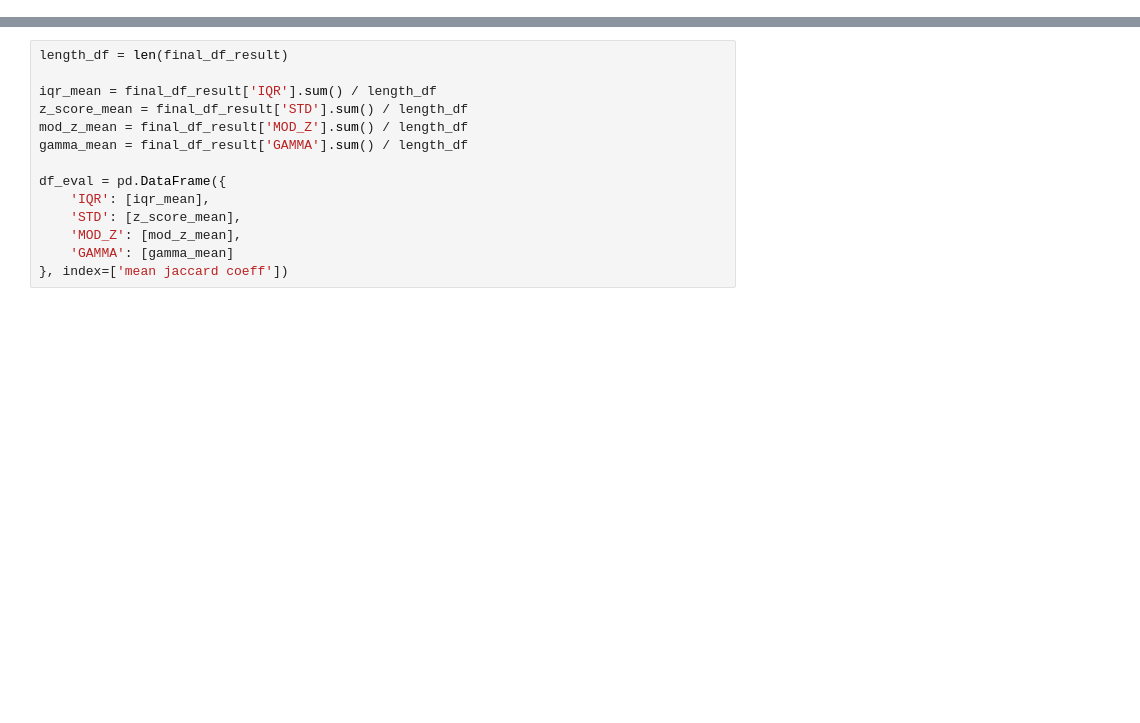
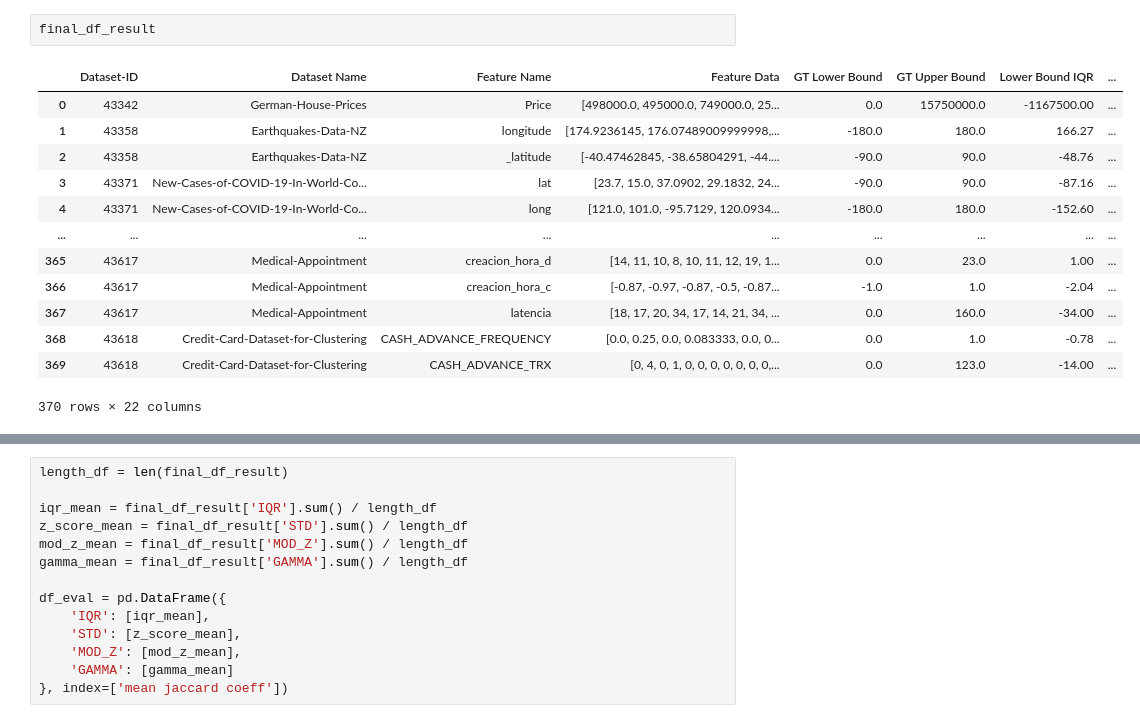
Before and after one commit to KevinGarrison/PythonDataValidationTool, a Jupyter notebook: src/test.ipynb, the cells around one changed output, grey strips where cells are left out. Drawn from its saved outputs; the diff is of its cells as text; blank space fills up the shorter version.

```diff
--- a/src/test.ipynb
+++ b/src/test.ipynb
@@ -238,3 +265,19 @@ error_df = pd.DataFrame(error_tracking)
+# %%
+final_df_result
+# %% [output]
+|  | Dataset-ID | Dataset Name | Feature Name | Feature Data | GT Lower Bound | GT Upper Bound | Lower Bound IQR | ... |
+| 0 | 43342 | German-House-Prices | Price | [498000.0, 495000.0, 749000.0, 25... | 0.0 | 15750000.0 | -1167500.00 | ... |
+| 1 | 43358 | Earthquakes-Data-NZ | longitude | [174.9236145, 176.07489009999998,... | -180.0 | 180.0 | 166.27 | ... |
+| 2 | 43358 | Earthquakes-Data-NZ | _latitude | [-40.47462845, -38.65804291, -44.... | -90.0 | 90.0 | -48.76 | ... |
+| 3 | 43371 | New-Cases-of-COVID-19-In-World-Co... | lat | [23.7, 15.0, 37.0902, 29.1832, 24... | -90.0 | 90.0 | -87.16 | ... |
+| 4 | 43371 | New-Cases-of-COVID-19-In-World-Co... | long | [121.0, 101.0, -95.7129, 120.0934... | -180.0 | 180.0 | -152.60 | ... |
+| ... | ... | ... | ... | ... | ... | ... | ... | ... |
+| 365 | 43617 | Medical-Appointment | creacion_hora_d | [14, 11, 10, 8, 10, 11, 12, 19, 1... | 0.0 | 23.0 | 1.00 | ... |
+| 366 | 43617 | Medical-Appointment | creacion_hora_c | [-0.87, -0.97, -0.87, -0.5, -0.87... | -1.0 | 1.0 | -2.04 | ... |
+| 367 | 43617 | Medical-Appointment | latencia | [18, 17, 20, 34, 17, 14, 21, 34, ... | 0.0 | 160.0 | -34.00 | ... |
+| 368 | 43618 | Credit-Card-Dataset-for-Clustering | CASH_ADVANCE_FREQUENCY | [0.0, 0.25, 0.0, 0.083333, 0.0, 0... | 0.0 | 1.0 | -0.78 | ... |
+| 369 | 43618 | Credit-Card-Dataset-for-Clustering | CASH_ADVANCE_TRX | [0, 4, 0, 1, 0, 0, 0, 0, 0, 0, 0,... | 0.0 | 123.0 | -14.00 | ... |
+370 rows × 22 columns
 # %%
 elapsed_time = (end_time - start_time)/60
 
```
Also changed, not shown: parts of 34 cells of this notebook, 2 other files.
